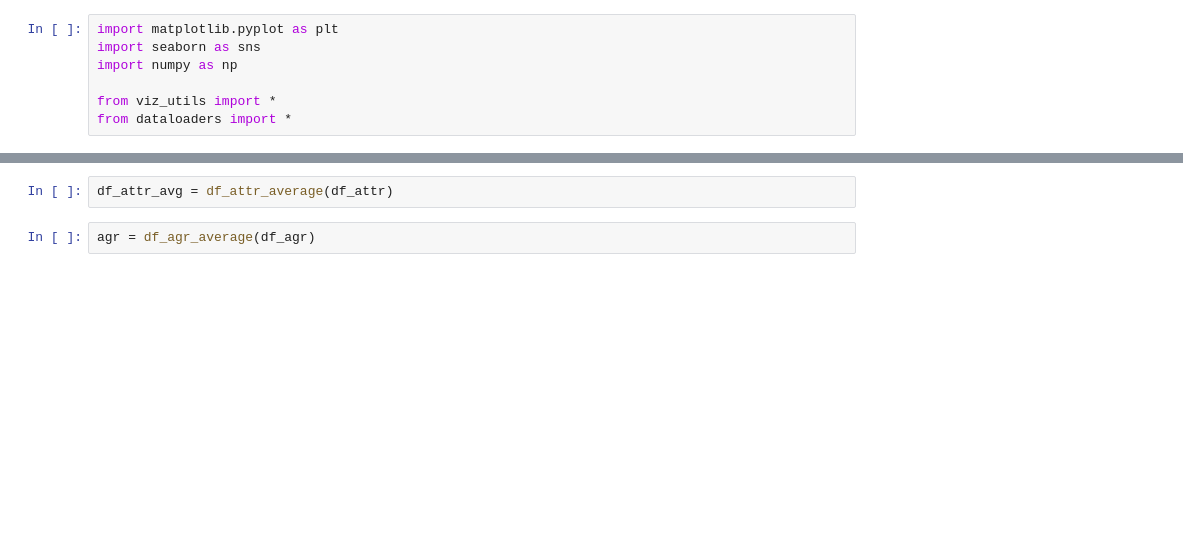
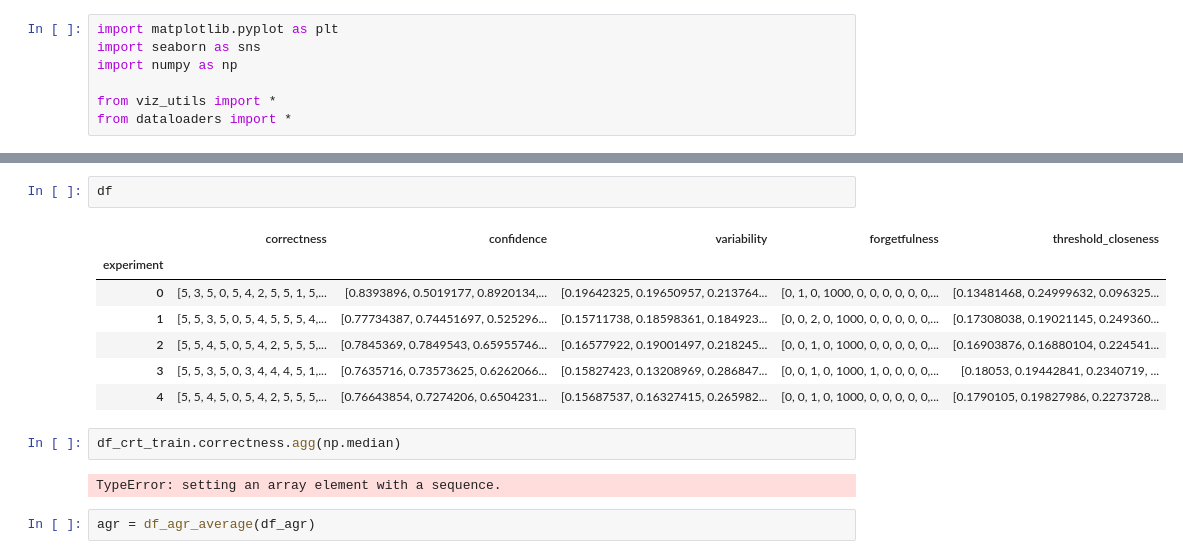
Before and after one commit to mttk/unity-in-xai-court, a Jupyter notebook: viz.ipynb, the cells around one changed output, grey strips where cells are left out. Cells and saved outputs as stored; diff of their text form; blank space fills up the shorter version.

```diff
--- a/viz.ipynb
+++ b/viz.ipynb
@@ -12,5 +39,17 @@ df_tr, df_agr, df_crt_train, df_crt_test, df_attr = results_to_df(experiments, m
+# %%
+df
+# %% [output]
+|  | correctness | confidence | variability | forgetfulness | threshold_closeness |
+| experiment |  |  |  |  |  |
+| 0 | [5, 3, 5, 0, 5, 4, 2, 5, 5, 1, 5,... | [0.8393896, 0.5019177, 0.8920134,... | [0.19642325, 0.19650957, 0.213764... | [0, 1, 0, 1000, 0, 0, 0, 0, 0, 0,... | [0.13481468, 0.24999632, 0.096325... |
+| 1 | [5, 5, 3, 5, 0, 5, 4, 5, 5, 5, 4,... | [0.77734387, 0.74451697, 0.525296... | [0.15711738, 0.18598361, 0.184923... | [0, 0, 2, 0, 1000, 0, 0, 0, 0, 0,... | [0.17308038, 0.19021145, 0.249360... |
+| 2 | [5, 5, 4, 5, 0, 5, 4, 2, 5, 5, 5,... | [0.7845369, 0.7849543, 0.65955746... | [0.16577922, 0.19001497, 0.218245... | [0, 0, 1, 0, 1000, 0, 0, 0, 0, 0,... | [0.16903876, 0.16880104, 0.224541... |
+| 3 | [5, 5, 3, 5, 0, 3, 4, 4, 4, 5, 1,... | [0.7635716, 0.73573625, 0.6262066... | [0.15827423, 0.13208969, 0.286847... | [0, 0, 1, 0, 1000, 1, 0, 0, 0, 0,... | [0.18053, 0.19442841, 0.2340719, ... |
+| 4 | [5, 5, 4, 5, 0, 5, 4, 2, 5, 5, 5,... | [0.76643854, 0.7274206, 0.6504231... | [0.15687537, 0.16327415, 0.265982... | [0, 0, 1, 0, 1000, 0, 0, 0, 0, 0,... | [0.1790105, 0.19827986, 0.2273728... |
 # %%
-df_attr_avg = df_attr_average(df_attr)
+df_crt_train.correctness.agg(np.median)
+# %% [output]
+TypeError: setting an array element with a sequence.
 # %%
 agr = df_agr_average(df_agr)
 # %%
```
Also changed, not shown: parts of 4 cells of this notebook, 15 other files.
